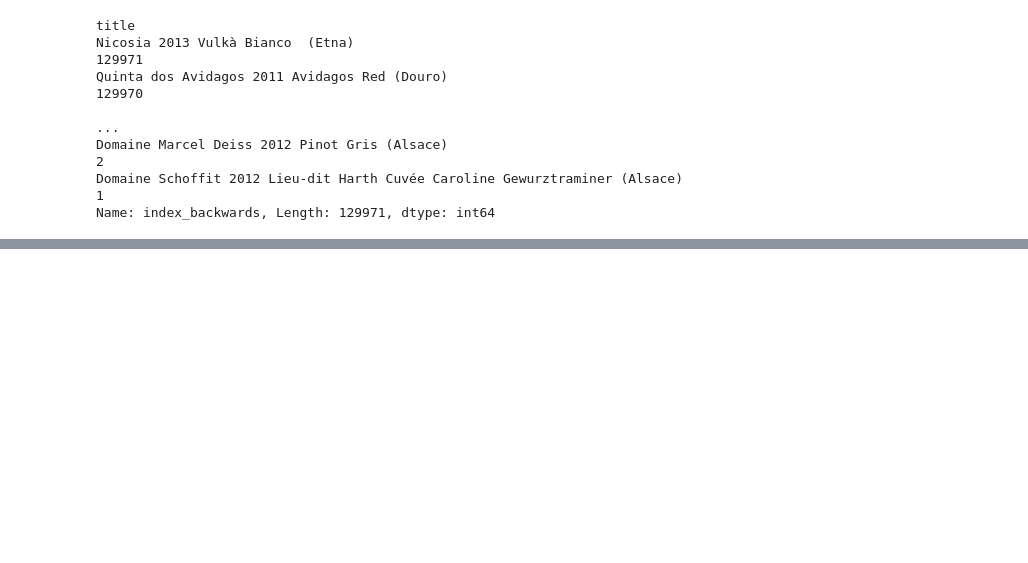
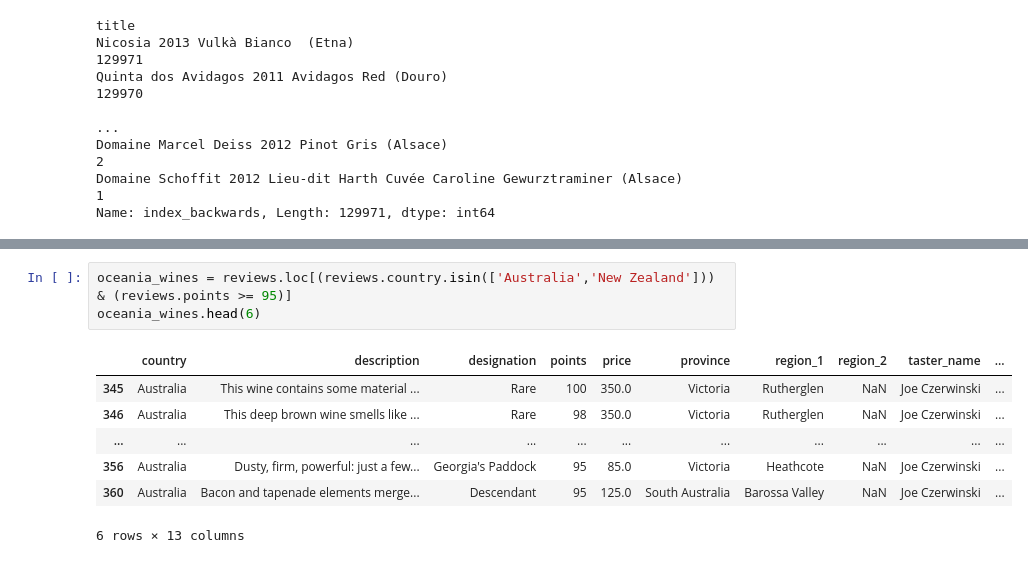
Before and after one commit to FRANKSADWAR/PersonalPractice, a Jupyter notebook: DataAnalysis/Learning Pandas.ipynb, the cells around one changed output, grey strips where cells are left out. Drawn from its saved outputs; the diff is of its cells as text; blank space fills up the shorter version.

```diff
--- a/DataAnalysis/Learning Pandas.ipynb
+++ b/DataAnalysis/Learning Pandas.ipynb
@@ -364,0 +416,11 @@ Name: index_backwards, Length: 129971, dtype: int64
+# %%
+oceania_wines = reviews.loc[(reviews.country.isin(['Australia','New Zealand'])) & (reviews.points >= 95)]
+oceania_wines.head(6)
+# %% [output]
+|  | country | description | designation | points | price | province | region_1 | region_2 | taster_name | ... |
+| 345 | Australia | This wine contains some material ... | Rare | 100 | 350.0 | Victoria | Rutherglen | NaN | Joe Czerwinski | ... |
+| 346 | Australia | This deep brown wine smells like ... | Rare | 98 | 350.0 | Victoria | Rutherglen | NaN | Joe Czerwinski | ... |
+| ... | ... | ... | ... | ... | ... | ... | ... | ... | ... | ... |
+| 356 | Australia | Dusty, firm, powerful: just a few... | Georgia's Paddock | 95 | 85.0 | Victoria | Heathcote | NaN | Joe Czerwinski | ... |
+| 360 | Australia | Bacon and tapenade elements merge... | Descendant | 95 | 125.0 | South Australia | Barossa Valley | NaN | Joe Czerwinski | ... |
+6 rows × 13 columns
```
Also changed, not shown: parts of 8 cells of this notebook.
